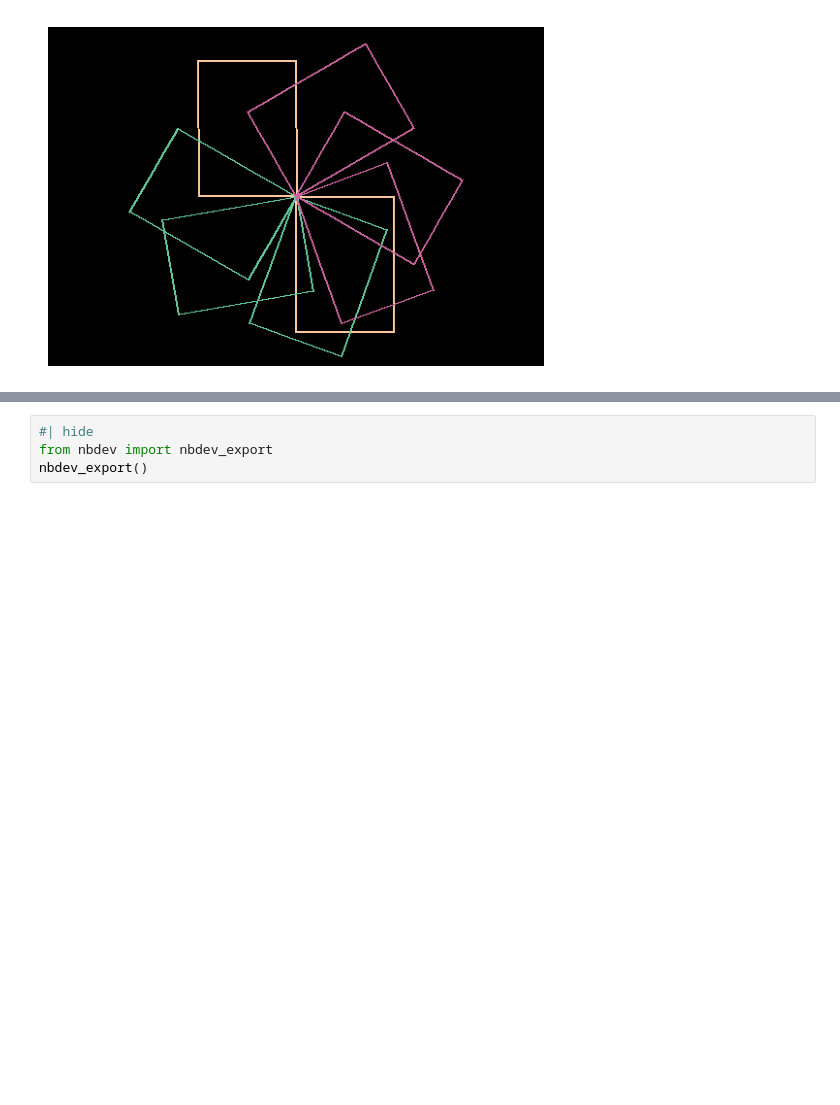
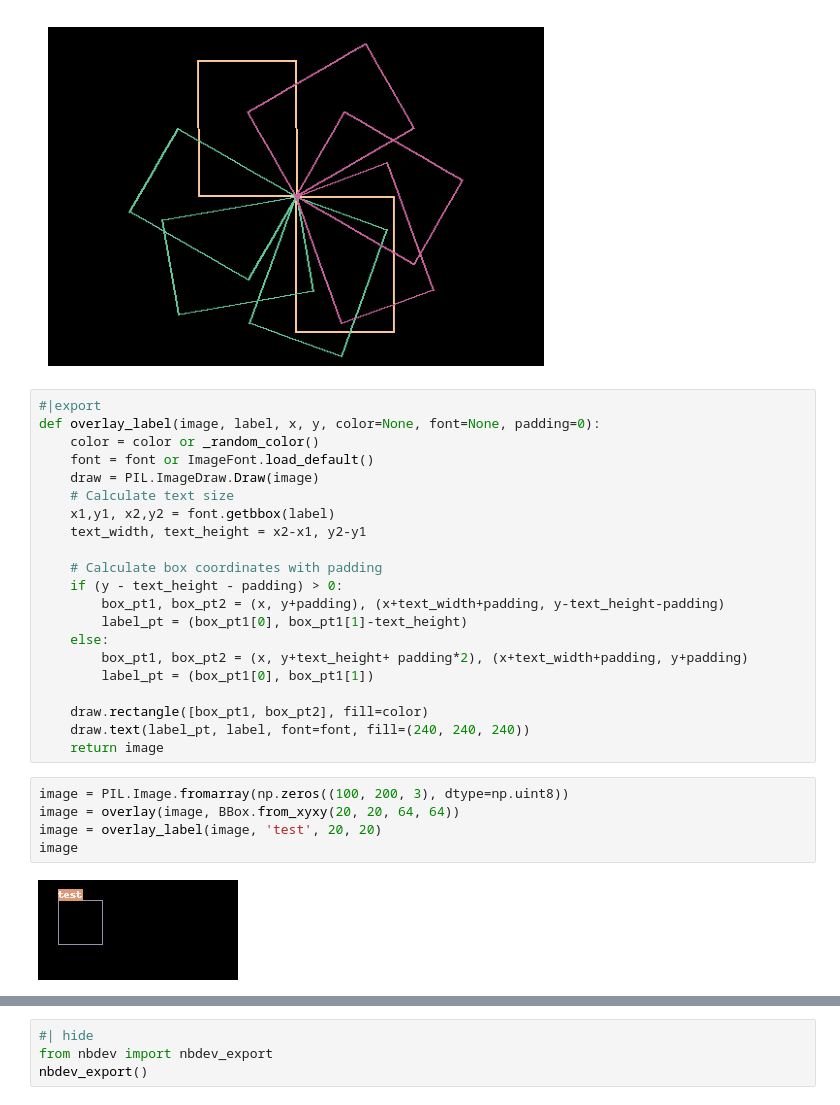
Before and after one commit to lgvaz/polvo, a Jupyter notebook: nbs/10e_bbox.vis.ipynb, the cells around one changed output, grey strips where cells are left out. Saved outputs shown, nothing was run; the diff lists cells and outputs as text; blank space fills up the shorter version.

```diff
--- a/nbs/10e_bbox.vis.ipynb
+++ b/nbs/10e_bbox.vis.ipynb
@@ -68,3 +71,31 @@ pv.show_image(image)
 # %% [output]
 <AxesSubplot:>
 [figure]
+# %%
+#|export
+def overlay_label(image, label, x, y, color=None, font=None, padding=0):
+    color = color or _random_color()
+    font = font or ImageFont.load_default()
+    draw = PIL.ImageDraw.Draw(image)
+    # Calculate text size
+    x1,y1, x2,y2 = font.getbbox(label)
+    text_width, text_height = x2-x1, y2-y1
+
+    # Calculate box coordinates with padding
+    if (y - text_height - padding) > 0:
+        box_pt1, box_pt2 = (x, y+padding), (x+text_width+padding, y-text_height-padding)
+        label_pt = (box_pt1[0], box_pt1[1]-text_height)
+    else:
+        box_pt1, box_pt2 = (x, y+text_height+ padding*2), (x+text_width+padding, y+padding)
+        label_pt = (box_pt1[0], box_pt1[1])
+
+    draw.rectangle([box_pt1, box_pt2], fill=color)
+    draw.text(label_pt, label, font=font, fill=(240, 240, 240))
+    return image
+# %%
+image = PIL.Image.fromarray(np.zeros((100, 200, 3), dtype=np.uint8))
+image = overlay(image, BBox.from_xyxy(20, 20, 64, 64))
+image = overlay_label(image, 'test', 20, 20)
+image
+# %% [output]
+[figure, added]
```
Also changed, not shown: parts of 9 cells of this notebook, 8 other files.
